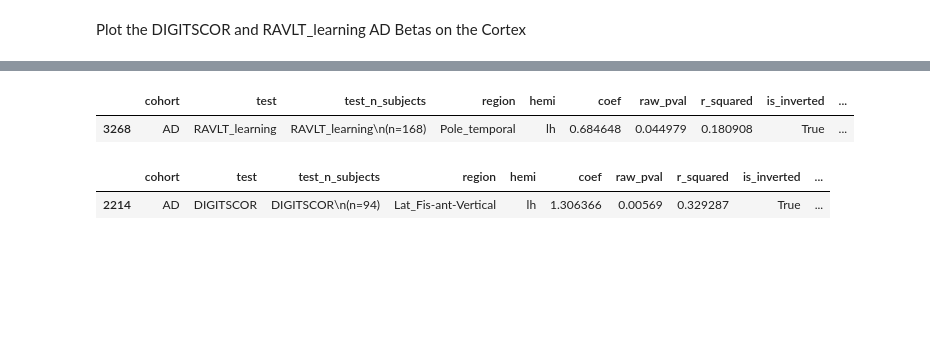
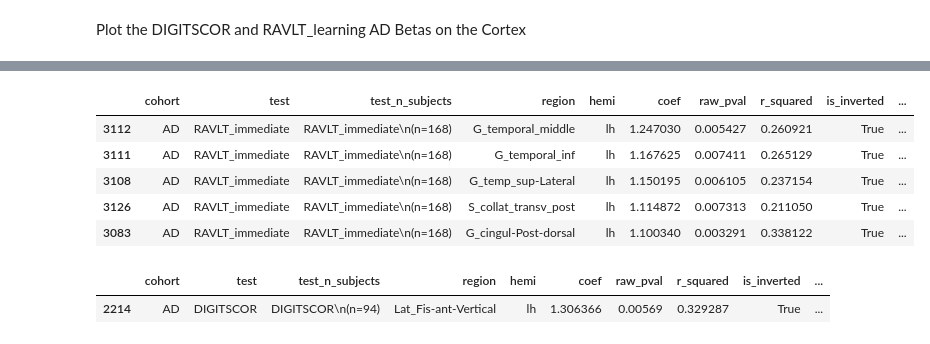
Before and after one commit to SamAndTheSun/Graph_UNet, a Jupyter notebook: notebooks/AD_analysis.ipynb, the cells around one changed output, grey strips where cells are left out. Drawn from its saved outputs; the diff is of its cells as text; code cells hidden in the pictures; blank space fills up the shorter version.

```diff
--- a/notebooks/AD_analysis.ipynb
+++ b/notebooks/AD_analysis.ipynb
@@ -209,7 +209,7 @@ Regress local BAs for each region, for each test
 local_results, cog_arrays, _ = regress_cognitive(data_dir, output_dir, cog_path, test_relations,
                                               subset=False, postprocess_obj=postprocess(),
                                               covariate_test='MMSE', get_beta_arrays=True,
-                                              mask_by='raw')
+                                              mask_by='raw', pval_thresh=0.01)
 
 # Save the df and cog arrays
 local_results.to_csv(f'{output_dir}local_cog_tests.csv')
@@ -258,13 +258,17 @@ plt.tight_layout()
 # %%
 #local_results = pd.read_csv(f'{output_dir}local_cog_tests.csv')
 local_results[
-    (local_results['test'] == 'RAVLT_learning') &
+    (local_results['test'] == 'RAVLT_immediate') &
     (local_results['cohort'] == 'AD') &
-    (local_results['raw_pval'] < 0.05)
-].sort_values(by='coef', ascending=False).head(1)
+    (local_results['raw_pval'] < 0.01)
+].sort_values(by='coef', ascending=False).head(10)
 # %% [output]
 |  | cohort | test | test_n_subjects | region | hemi | coef | raw_pval | r_squared | is_inverted | ... |
-| 3268 | AD | RAVLT_learning | RAVLT_learning\n(n=168) | Pole_temporal | lh | 0.684648 | 0.044979 | 0.180908 | True | ... |
+| 3112 | AD | RAVLT_immediate | RAVLT_immediate\n(n=168) | G_temporal_middle | lh | 1.247030 | 0.005427 | 0.260921 | True | ... |
+| 3111 | AD | RAVLT_immediate | RAVLT_immediate\n(n=168) | G_temporal_inf | lh | 1.167625 | 0.007411 | 0.265129 | True | ... |
+| 3108 | AD | RAVLT_immediate | RAVLT_immediate\n(n=168) | G_temp_sup-Lateral | lh | 1.150195 | 0.006105 | 0.237154 | True | ... |
+| 3126 | AD | RAVLT_immediate | RAVLT_immediate\n(n=168) | S_collat_transv_post | lh | 1.114872 | 0.007313 | 0.211050 | True | ... |
+| 3083 | AD | RAVLT_immediate | RAVLT_immediate\n(n=168) | G_cingul-Post-dorsal | lh | 1.100340 | 0.003291 | 0.338122 | True | ... |
 # %%
 #local_results = pd.read_csv(f'{output_dir}local_cog_tests.csv')
 local_results[
```
Also changed, not shown: parts of 2 cells of this notebook, 1 other file.
